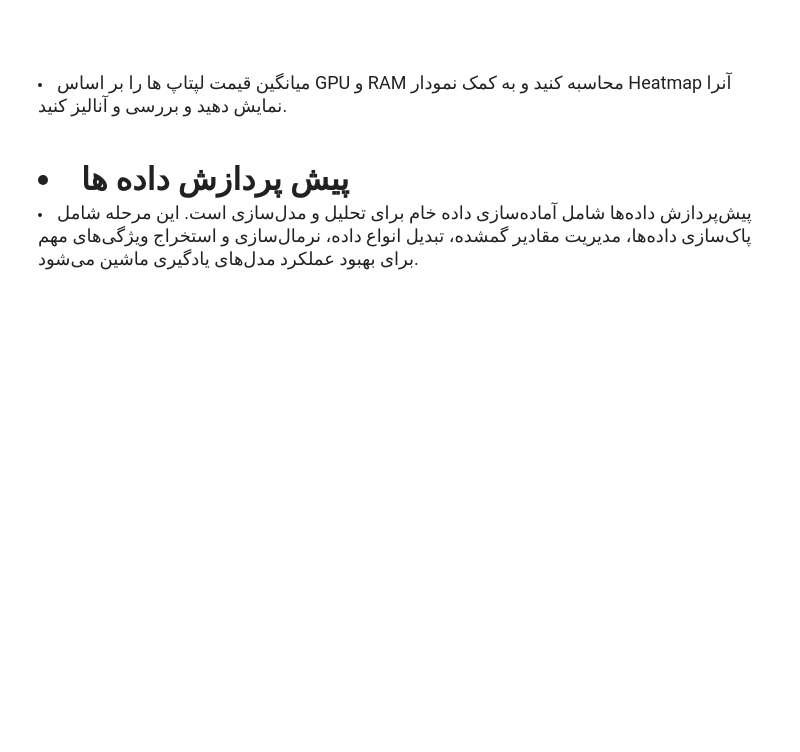
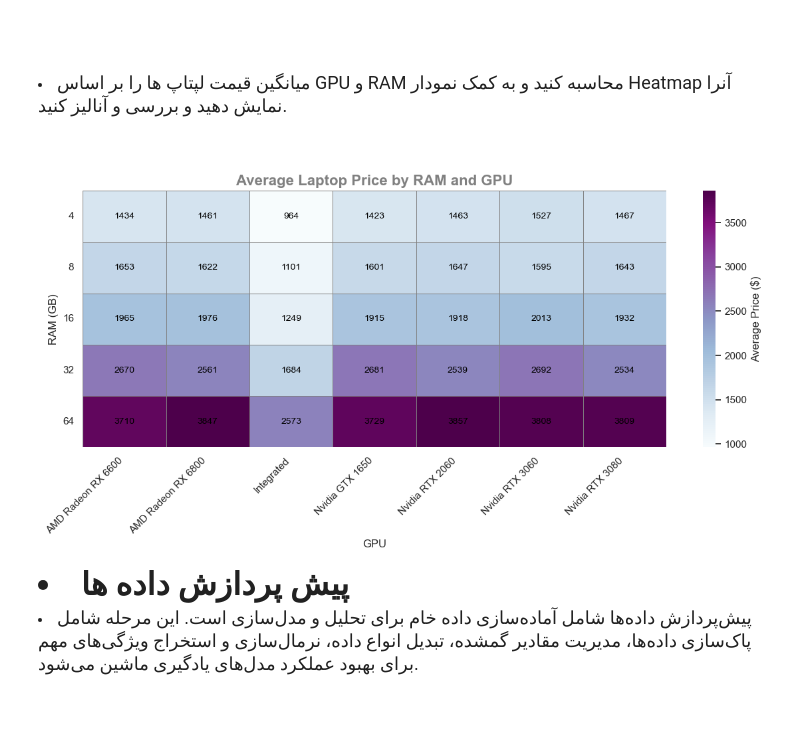
Before and after one commit to mobinym/Predict_Laptop_Price, a Jupyter notebook: Exercise 2.ipynb, the cells around one changed output. Saved outputs shown, nothing was run; the diff lists cells and outputs as text; code cells hidden in the pictures; blank space fills up the shorter version.

```diff
--- a/Exercise 2.ipynb
+++ b/Exercise 2.ipynb
@@ -570,3 +610,37 @@ plt.show()
+# %%
+# مقایسه RAM و GPU در برندهای مختلف
+
+import matplotlib.pyplot as plt
+import seaborn as sns
+
+# ایجاد جدول Pivot برای میانگین قیمت بر اساس RAM و GPU
+df_pivot3 = df.pivot_table(values='Price ($)',
+                           index='RAM (GB)',
+                           columns='GPU',
+                           aggfunc='mean')
+
+# تنظیم اندازه و استایل نمودار
+plt.figure(figsize=(12, 6))
+sns.set(style="whitegrid")  # تم زیبا و مینیمال
+
+# رسم نمودار heatmap
+ax = sns.heatmap(df_pivot3,
+                 annot=True,
+                 fmt='.0f',
+                 cmap='BuPu',
+                 linewidths=0.5,
+                 linecolor='gray',
+                 cbar_kws={'label': 'Average Price ($)'},
+                 annot_kws={"size": 10, "color": "black"})
+
+# عنوان و تنظیمات ظاهری
+plt.title('Average Laptop Price by RAM and GPU', fontsize=16, weight='bold', color='gray')
+plt.xticks(rotation=45, ha='right')
+plt.yticks(rotation=0)
+plt.tight_layout()
+plt.show()
+# %% [output]
+[figure, added]
 # %% [markdown]
 <div dir="rtl">
 <font size="6">
```
Also changed, not shown: parts of 72 cells of this notebook, 1 other file.
